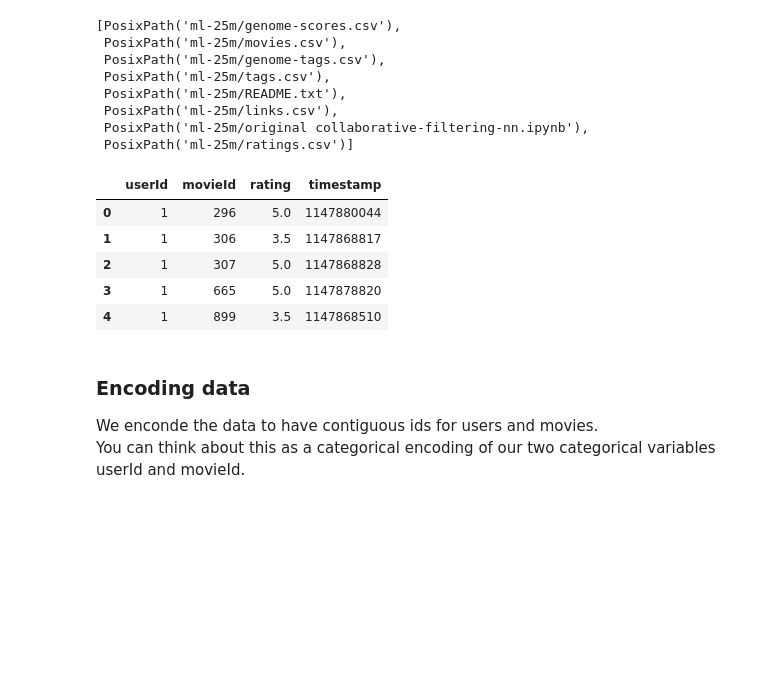
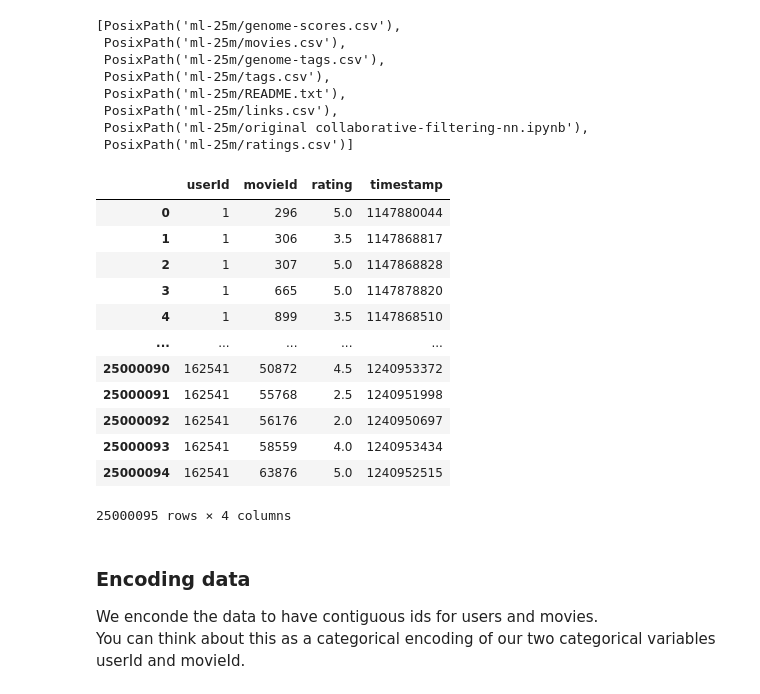
Before and after one commit to engineerjkk/Recommender-Systems, a Jupyter notebook: GNN recommender system.ipynb, the cells around one changed output. Drawn from its saved outputs; the diff is of its cells as text; code cells hidden in the pictures; blank space fills up the shorter version.

```diff
--- a/GNN recommender system.ipynb
+++ b/GNN recommender system.ipynb
@@ -24,14 +24,21 @@ list(PATH.iterdir())
 # %%
 data = pd.read_csv(PATH/"ratings.csv")
 # %%
-data.head()
+data
 # %% [output]
 |  | userId | movieId | rating | timestamp |
 | 0 | 1 | 296 | 5.0 | 1147880044 |
 | 1 | 1 | 306 | 3.5 | 1147868817 |
 | 2 | 1 | 307 | 5.0 | 1147868828 |
 | 3 | 1 | 665 | 5.0 | 1147878820 |
 | 4 | 1 | 899 | 3.5 | 1147868510 |
+| ... | ... | ... | ... | ... |
+| 25000090 | 162541 | 50872 | 4.5 | 1240953372 |
+| 25000091 | 162541 | 55768 | 2.5 | 1240951998 |
+| 25000092 | 162541 | 56176 | 2.0 | 1240950697 |
+| 25000093 | 162541 | 58559 | 4.0 | 1240953434 |
+| 25000094 | 162541 | 63876 | 5.0 | 1240952515 |
+25000095 rows × 4 columns
 # %% [markdown]
 ### Encoding data
 We enconde the data to have contiguous ids for users and movies.
```
Also changed, not shown: parts of 14 cells of this notebook.
